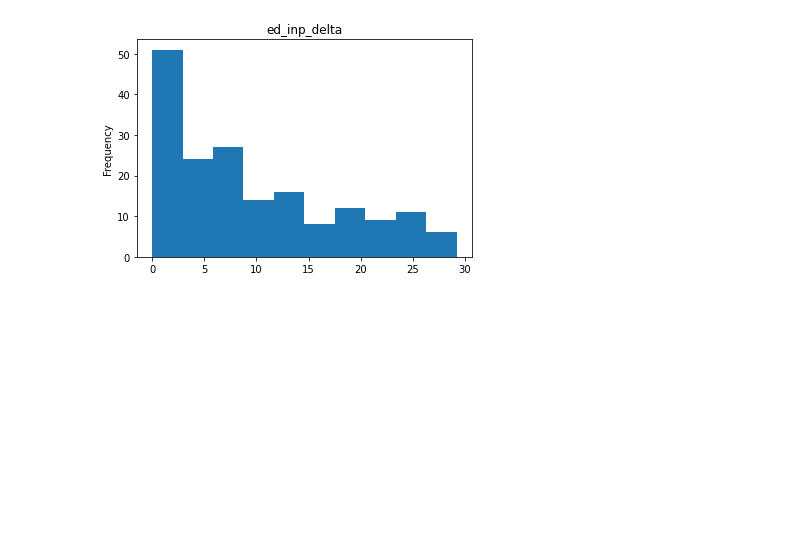
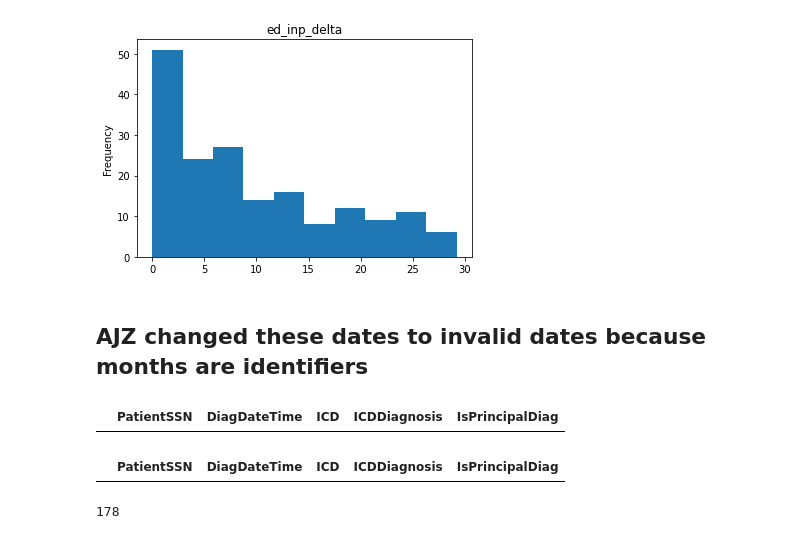
Before and after one commit to zimolzak/ml-detect-diagnostic-safety, a Jupyter notebook: Maxxxx/B00/DizzinessAnalysis.ipynb, the cells around one changed output. Cells and saved outputs as stored; diff of their text form; code cells hidden in the pictures; blank space fills up the shorter version.

```diff
--- a/Maxxxx/B00/DizzinessAnalysis.ipynb
+++ b/Maxxxx/B00/DizzinessAnalysis.ipynb
@@ -176,3 +186,6 @@ plot_distributions(index_feature.vec)
 # %% [output]
 [figure]
 [figure]
+# %%
+icd_df = datasubset["ICD"]
+display(icd_df)
@@ -178,0 +194,10 @@ plot_distributions(index_feature.vec)
+# %% [markdown]
+## AJZ changed these dates to invalid dates because months are identifiers
+# %%
+icd_df[(icd_df.PatientSSN == 999) & (icd_df.DiagDateTime == pd.to_datetime("2019-999"))]
+# %% [output]
+|  | PatientSSN | DiagDateTime | ICD | ICDDiagnosis | IsPrincipalDiag |
+# %%
+icd_df[(icd_df.PatientSSN == 999) & (icd_df.DiagDateTime == pd.to_datetime("2019-999"))]
+# %% [output]
+|  | PatientSSN | DiagDateTime | ICD | ICDDiagnosis | IsPrincipalDiag |
@@ -178,0 +209,4 @@ plot_distributions(index_feature.vec)
+# %%
+len(icd_diag_df.PatientSSN.unique())
+# %% [output]
+178
```
Also changed, not shown: parts of 25 cells of this notebook.
